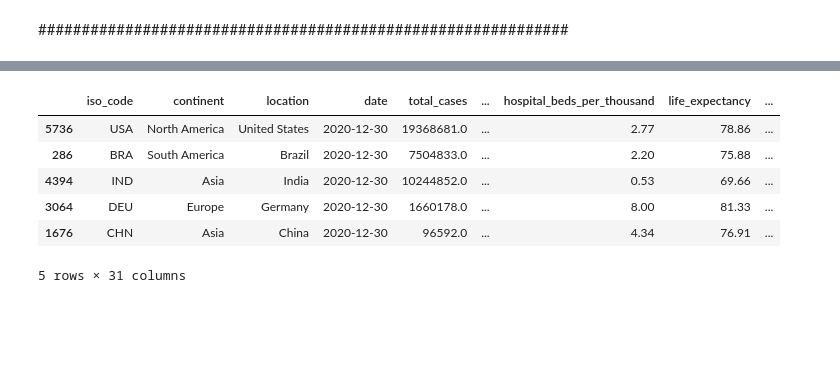
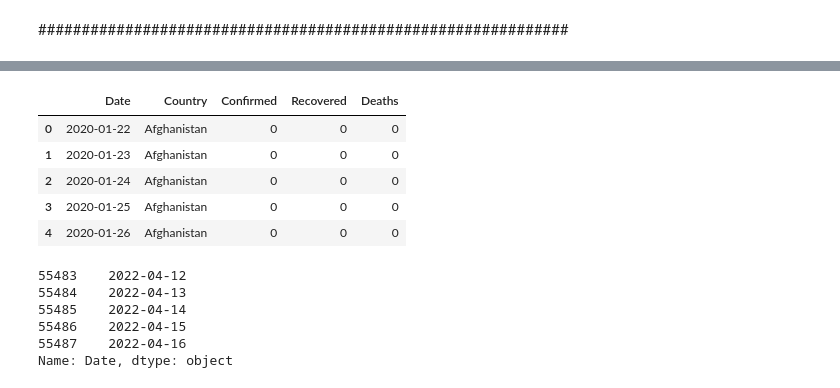
Before and after one commit to awildt01/Covid19-Datenvisualisierung, a Jupyter notebook: Analyse_und_Visualization_covid19.ipynb, the cells around one changed output, grey strips where cells are left out. Cells and saved outputs as stored; diff of their text form; code cells hidden in the pictures; blank space fills up the shorter version.

```diff
--- a/Analyse_und_Visualization_covid19.ipynb
+++ b/Analyse_und_Visualization_covid19.ipynb
@@ -925,17 +934,3 @@ show(p);
 [interactive output not drawn]
 [interactive output not drawn]
 [interactive output not drawn]
-# %%
-# para não limitar a visualização do número de colunas
-pd.set_option('display.max_columns', None)
-a = df_covid.loc[df_covid.date == '2020-12-30'].sort_values(by="total_deaths", ascending=False)
-
-a
-# %% [output]
-|  | iso_code | continent | location | date | total_cases | ... | hospital_beds_per_thousand | life_expectancy | ... |
-| 5736 | USA | North America | United States | 2020-12-30 | 19368681.0 | ... | 2.77 | 78.86 | ... |
-| 286 | BRA | South America | Brazil | 2020-12-30 | 7504833.0 | ... | 2.20 | 75.88 | ... |
-| 4394 | IND | Asia | India | 2020-12-30 | 10244852.0 | ... | 0.53 | 69.66 | ... |
-| 3064 | DEU | Europe | Germany | 2020-12-30 | 1660178.0 | ... | 8.00 | 81.33 | ... |
-| 1676 | CHN | Asia | China | 2020-12-30 | 96592.0 | ... | 4.34 | 76.91 | ... |
-5 rows × 31 columns
@@ -941,0 +941,11 @@ a
+# %%
+df = pd.read_csv('https://raw.githubusercontent.com/datasets/covid-19/master/data/countries-aggregated.csv')
+# %%
+df.head()
+# %% [output]
+|  | Date | Country | Confirmed | Recovered | Deaths |
+| 0 | 2020-01-22 | Afghanistan | 0 | 0 | 0 |
+| 1 | 2020-01-23 | Afghanistan | 0 | 0 | 0 |
+| 2 | 2020-01-24 | Afghanistan | 0 | 0 | 0 |
+| 3 | 2020-01-25 | Afghanistan | 0 | 0 | 0 |
+| 4 | 2020-01-26 | Afghanistan | 0 | 0 | 0 |
@@ -941,0 +963,9 @@ a
+# %%
+datum.tail()
+# %% [output]
+55483    2022-04-12
+55484    2022-04-13
+55485    2022-04-14
+55486    2022-04-15
+55487    2022-04-16
+Name: Date, dtype: object
```
Also changed, not shown: parts of 13 cells of this notebook.
